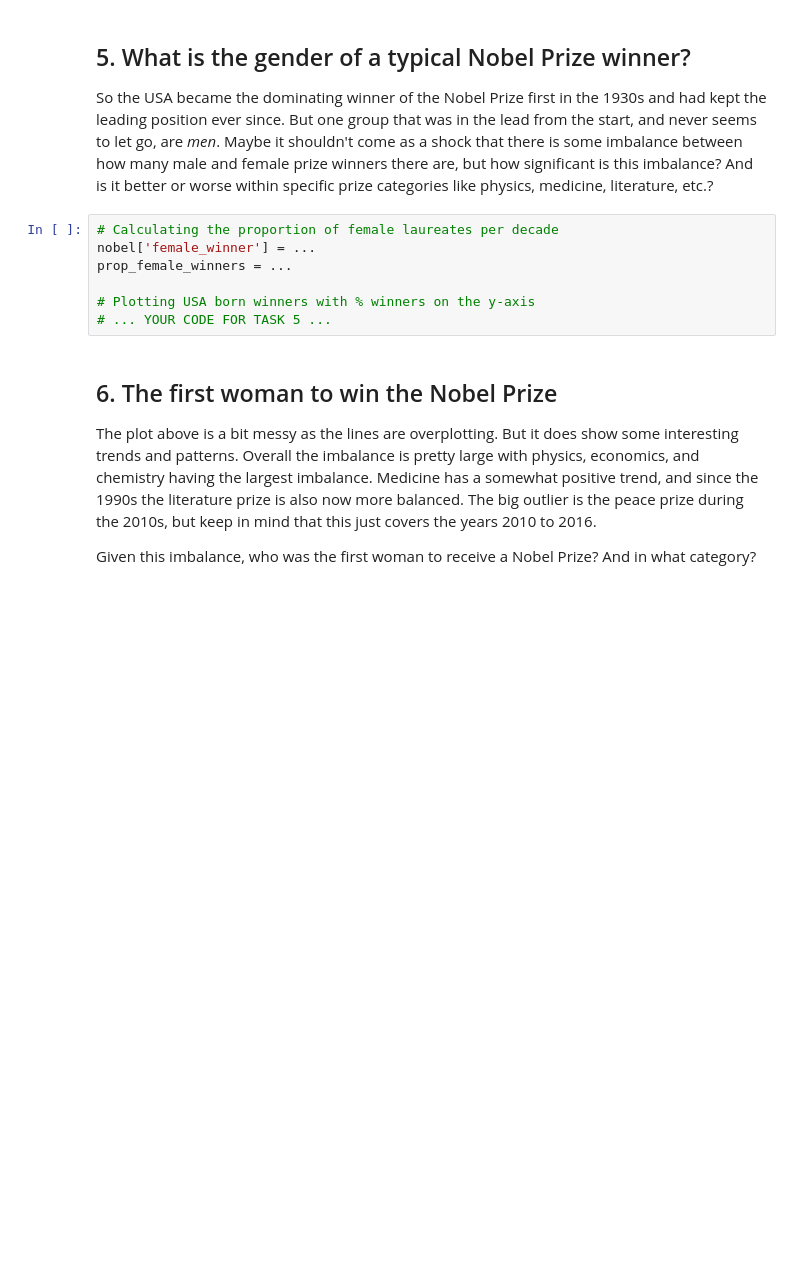
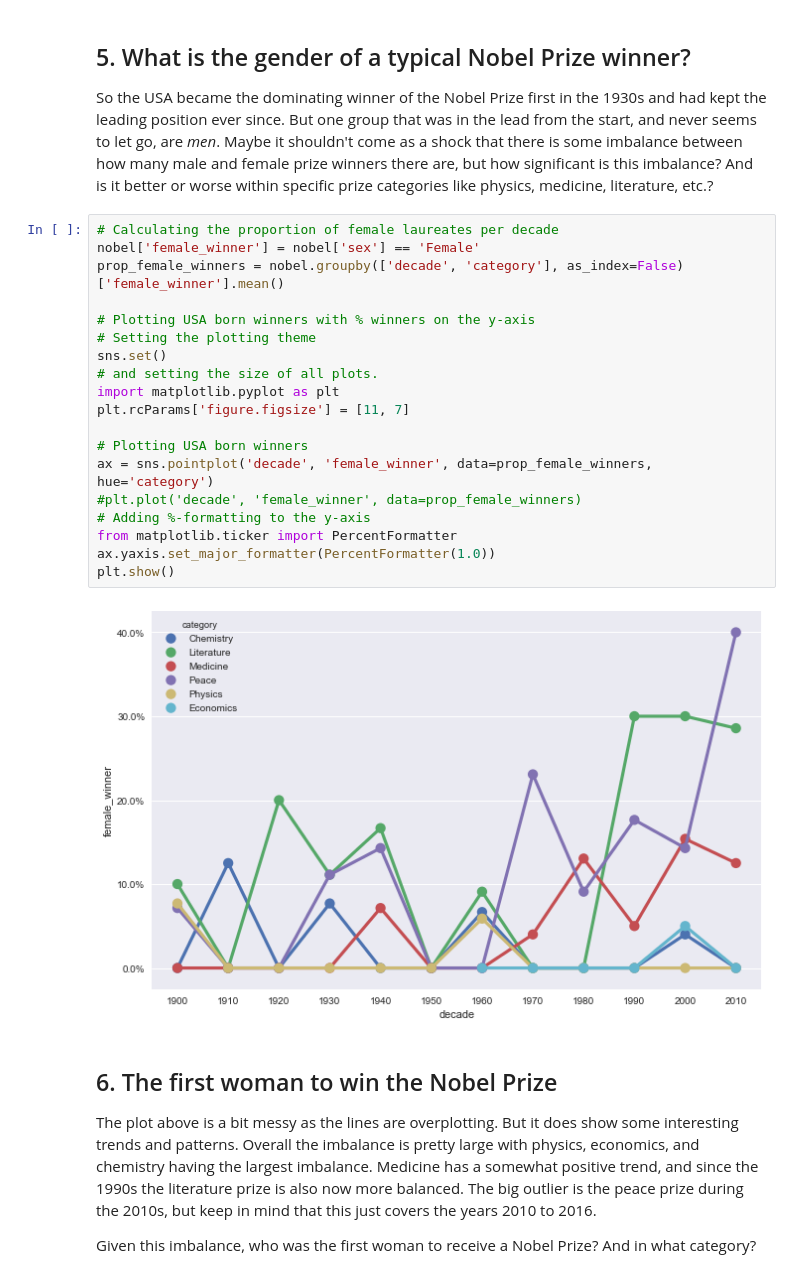
Before and after one commit to ArthurEzenwanne/data-projects, a Jupyter notebook: Nobel_Prize_Winners_Data_Analysis/noble_prize_data_analysis.ipynb, the cells around one changed output. Drawn from its saved outputs; the diff is of its cells as text; blank space fills up the shorter version.

```diff
--- a/Nobel_Prize_Winners_Data_Analysis/noble_prize_data_analysis.ipynb
+++ b/Nobel_Prize_Winners_Data_Analysis/noble_prize_data_analysis.ipynb
@@ -110,13 +112,27 @@ AttributeError: module 'seaborn' has no attribute 'lineplot'
 # %% [markdown]
 ## 5. What is the gender of a typical Nobel Prize winner?
 <p>So the USA became the dominating winner of the Nobel Prize first in the 1930s and had kept the leading position ever since. But one group that was in the lead from the start, and never seems to let go, are <em>men</em>. Maybe it shouldn't come as a shock that there is some imbalance between how many male and female prize winners there are, but how significant is this imbalance? And is it better or worse within specific prize categories like physics, medicine, literature, etc.?</p>
-# %%
-# Calculating the proportion of female laureates per decade
-nobel['female_winner'] = ...
-prop_female_winners = ...
-
-# Plotting USA born winners with % winners on the y-axis
-# ... YOUR CODE FOR TASK 5 ...
+# %%
+# Calculating the proportion of female laureates per decade
+nobel['female_winner'] = nobel['sex'] == 'Female'
+prop_female_winners = nobel.groupby(['decade', 'category'], as_index=False)['female_winner'].mean()
+
+# Plotting USA born winners with % winners on the y-axis
+# Setting the plotting theme
+sns.set()
+# and setting the size of all plots.
+import matplotlib.pyplot as plt
+plt.rcParams['figure.figsize'] = [11, 7]
+
+# Plotting USA born winners
+ax = sns.pointplot('decade', 'female_winner', data=prop_female_winners, hue='category')
+#plt.plot('decade', 'female_winner', data=prop_female_winners)
+# Adding %-formatting to the y-axis
+from matplotlib.ticker import PercentFormatter
+ax.yaxis.set_major_formatter(PercentFormatter(1.0))
+plt.show()
+# %% [output]
+[figure, added]
 # %% [markdown]
 ## 6. The first woman to win the Nobel Prize
 <p>The plot above is a bit messy as the lines are overplotting. But it does show some interesting trends and patterns. Overall the imbalance is pretty large with physics, economics, and chemistry having the largest imbalance. Medicine has a somewhat positive trend, and since the 1990s the literature prize is also now more balanced. The big outlier is the peace prize during the 2010s, but keep in mind that this just covers the years 2010 to 2016.</p>
```
Also changed, not shown: parts of 9 cells of this notebook.
